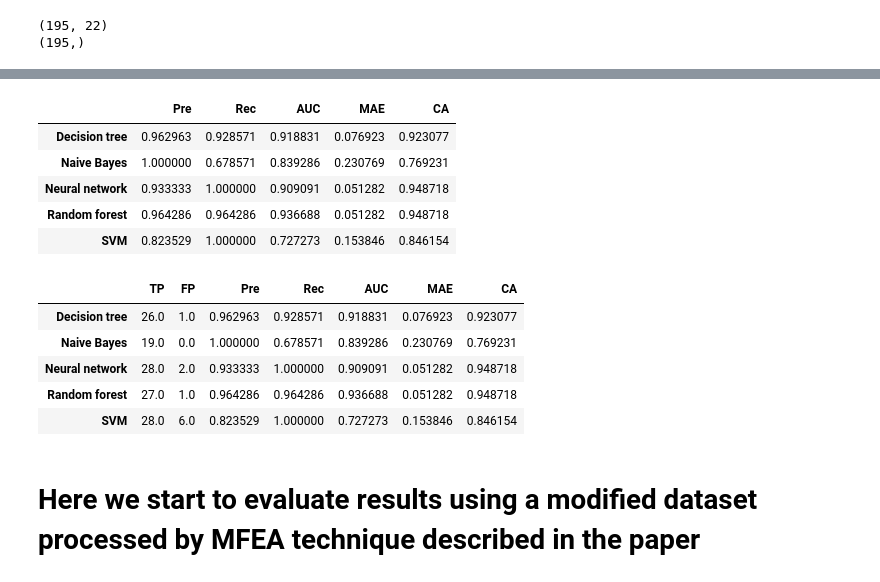
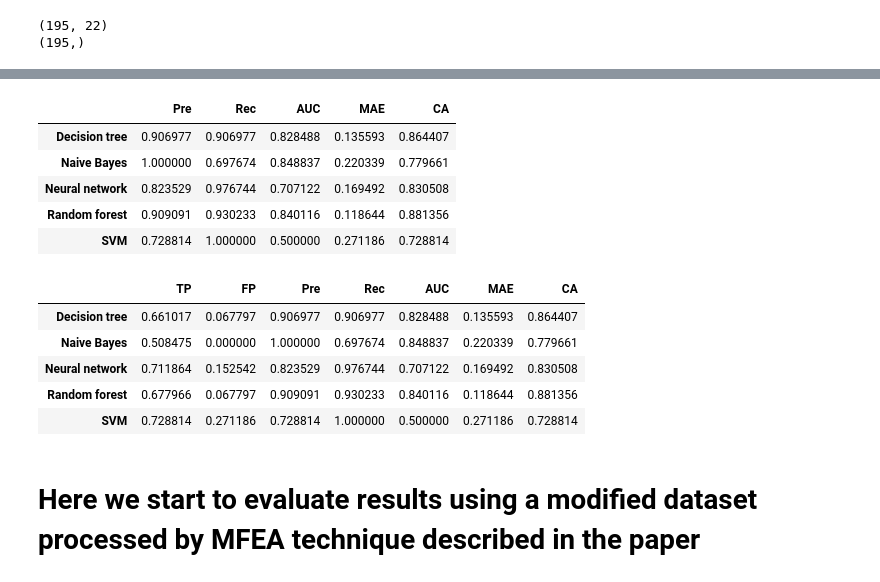
Before and after one commit to cleversonahum/parkinson_diagnosis_ml, a Jupyter notebook: parkinson_diagnosis.ipynb, the cells around one changed output, grey strips where cells are left out. Saved outputs shown, nothing was run; the diff lists cells and outputs as text; code cells hidden in the pictures.

```diff
--- a/parkinson_diagnosis.ipynb
+++ b/parkinson_diagnosis.ipynb
@@ -108,7 +108,7 @@ print(outputs.shape)
 # %%
 # Split dataset between train and test
 seed = 10 # Set seed to get invariant results
-test_size = 0.2
+test_size = 0.3
 x_train, x_test, y_train, y_test = train_test_split(entries, outputs, test_size=test_size, random_state=seed)
 print('Train dataset shape:\nEntries: ', x_train.shape, '\nOutput: ', y_train.shape, '\n\n')
 print('Test dataset shape:\nEntries: ', x_test.shape, '\nOutput: ', y_test.shape)
@@ -316,23 +316,23 @@ df_perf_results = pd.DataFrame(perf_results, columns=metric_indexes, index=[labe
 df_perf_results[indexes_result2]
 # %% [output]
 |  | Pre | Rec | AUC | MAE | CA |
-| Decision tree | 0.962963 | 0.928571 | 0.918831 | 0.076923 | 0.923077 |
-| Naive Bayes | 1.000000 | 0.678571 | 0.839286 | 0.230769 | 0.769231 |
-| Neural network | 0.933333 | 1.000000 | 0.909091 | 0.051282 | 0.948718 |
-| Random forest | 0.964286 | 0.964286 | 0.936688 | 0.051282 | 0.948718 |
-| SVM | 0.823529 | 1.000000 | 0.727273 | 0.153846 | 0.846154 |
+| Decision tree | 0.906977 | 0.906977 | 0.828488 | 0.135593 | 0.864407 |
+| Naive Bayes | 1.000000 | 0.697674 | 0.848837 | 0.220339 | 0.779661 |
+| Neural network | 0.823529 | 0.976744 | 0.707122 | 0.169492 | 0.830508 |
+| Random forest | 0.909091 | 0.930233 | 0.840116 | 0.118644 | 0.881356 |
+| SVM | 0.728814 | 1.000000 | 0.500000 | 0.271186 | 0.728814 |
 # %%
 # Table 4 equivalent
 result_labels = ["TP", "FP", "Pre", "Rec", "AUC", "MAE", "CA"]
-df_results_original = pd.concat([df_confusion_matrixes.T, df_perf_results.T]).T
+df_results_original = pd.concat([df_confusion_matrixes.T/np.sum(df_confusion_matrixes, axis=1).T, df_perf_results.T]).T
 df_results_original[result_labels]
 # %% [output]
 |  | TP | FP | Pre | Rec | AUC | MAE | CA |
-| Decision tree | 26.0 | 1.0 | 0.962963 | 0.928571 | 0.918831 | 0.076923 | 0.923077 |
-| Naive Bayes | 19.0 | 0.0 | 1.000000 | 0.678571 | 0.839286 | 0.230769 | 0.769231 |
-| Neural network | 28.0 | 2.0 | 0.933333 | 1.000000 | 0.909091 | 0.051282 | 0.948718 |
-| Random forest | 27.0 | 1.0 | 0.964286 | 0.964286 | 0.936688 | 0.051282 | 0.948718 |
-| SVM | 28.0 | 6.0 | 0.823529 | 1.000000 | 0.727273 | 0.153846 | 0.846154 |
+| Decision tree | 0.661017 | 0.067797 | 0.906977 | 0.906977 | 0.828488 | 0.135593 | 0.864407 |
+| Naive Bayes | 0.508475 | 0.000000 | 1.000000 | 0.697674 | 0.848837 | 0.220339 | 0.779661 |
+| Neural network | 0.711864 | 0.152542 | 0.823529 | 0.976744 | 0.707122 | 0.169492 | 0.830508 |
+| Random forest | 0.677966 | 0.067797 | 0.909091 | 0.930233 | 0.840116 | 0.118644 | 0.881356 |
+| SVM | 0.728814 | 0.271186 | 0.728814 | 1.000000 | 0.500000 | 0.271186 | 0.728814 |
 # %% [markdown]
 # Here we start to evaluate results using a modified dataset processed by MFEA technique described in the paper
 # %%
```
Also changed, not shown: parts of 21 cells of this notebook.
